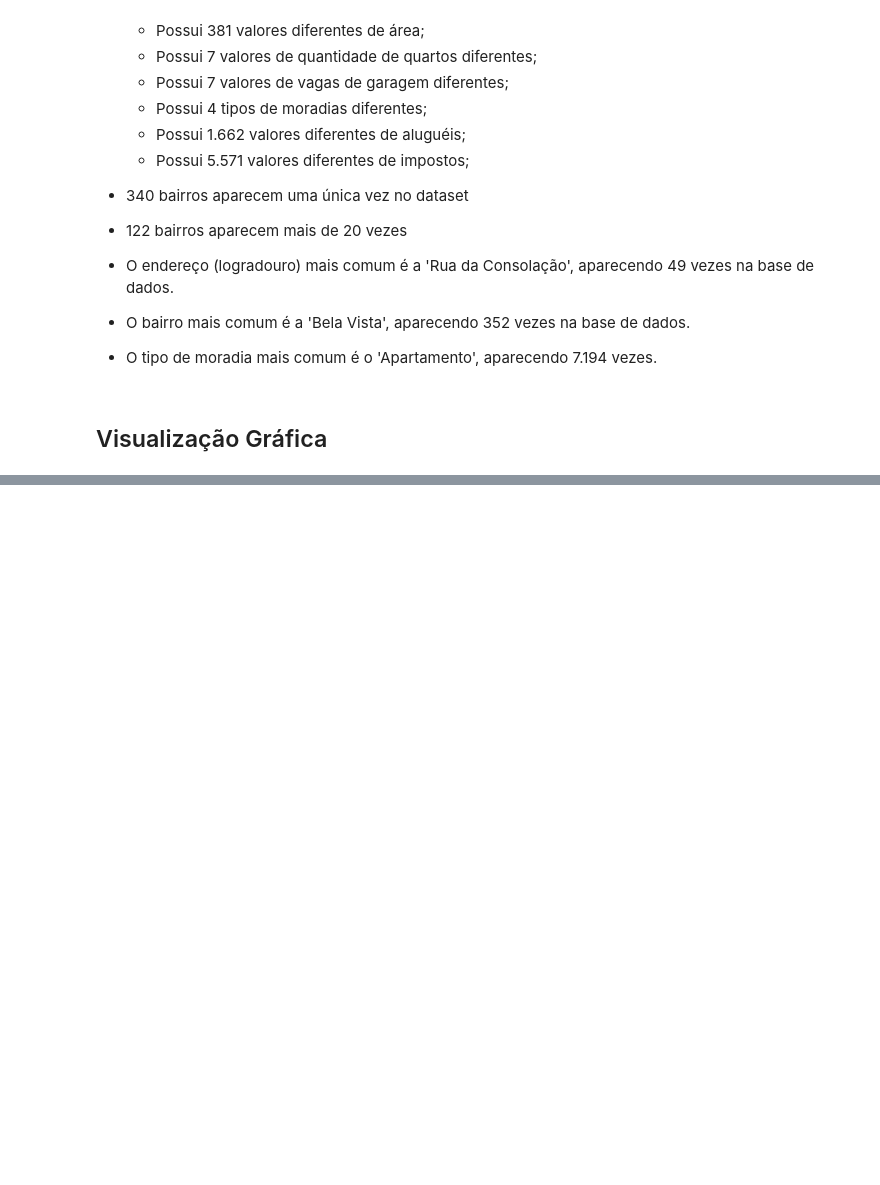
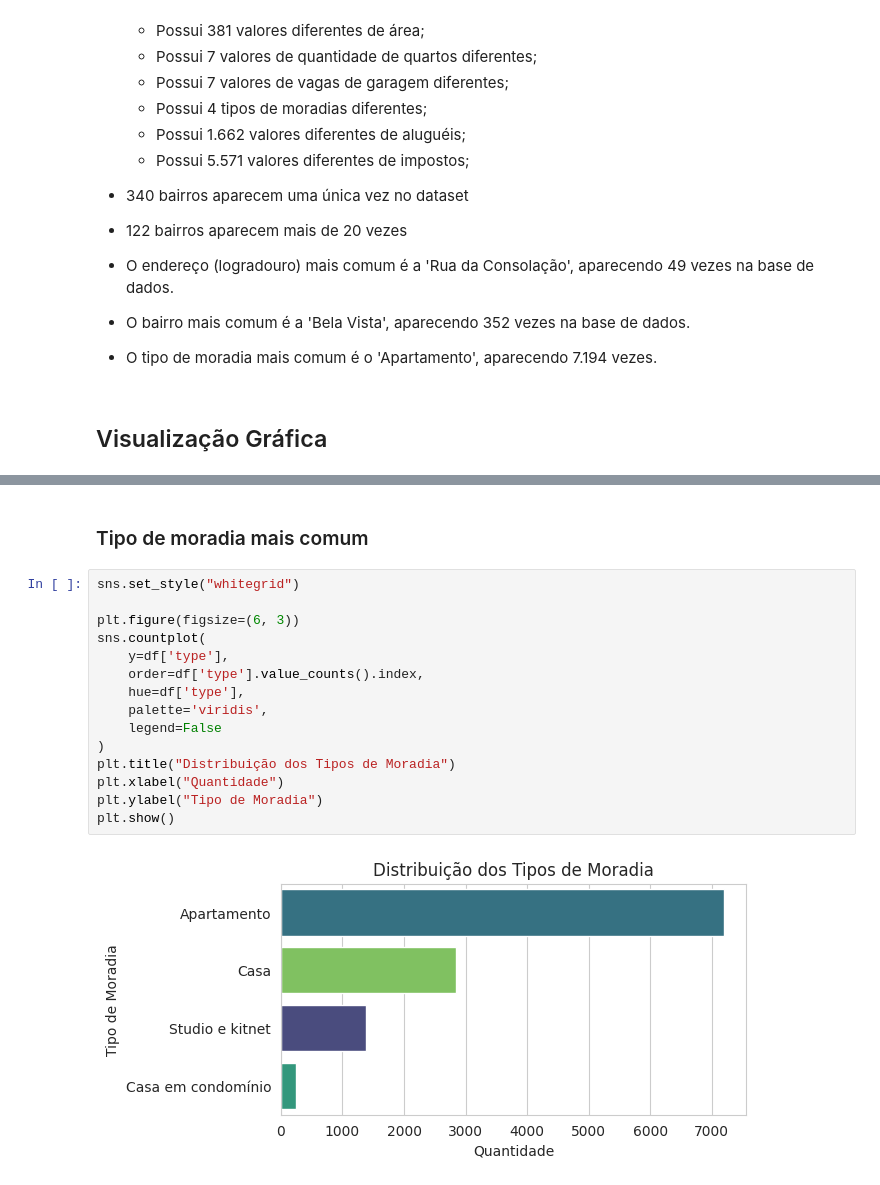
Before and after one commit to fernandarodriguess/AnaliseExploratoria-Imoveis-SP, a Jupyter notebook: notebooks/01_data_exploration.ipynb, the cells around one changed output, grey strips where cells are left out. Saved outputs shown, nothing was run; the diff lists cells and outputs as text; blank space fills up the shorter version.

```diff
--- a/notebooks/01_data_exploration.ipynb
+++ b/notebooks/01_data_exploration.ipynb
@@ -218,0 +200,19 @@ dtype: int64
+# %% [markdown]
+### Tipo de moradia mais comum
+# %%
+sns.set_style("whitegrid")
+
+plt.figure(figsize=(6, 3))
+sns.countplot(
+    y=df['type'],
+    order=df['type'].value_counts().index,
+    hue=df['type'],
+    palette='viridis',
+    legend=False
+)
+plt.title("Distribuição dos Tipos de Moradia")
+plt.xlabel("Quantidade")
+plt.ylabel("Tipo de Moradia")
+plt.show()
+# %% [output]
+[figure, added]
```
Also changed, not shown: parts of 15 cells of this notebook, 1 other file.
